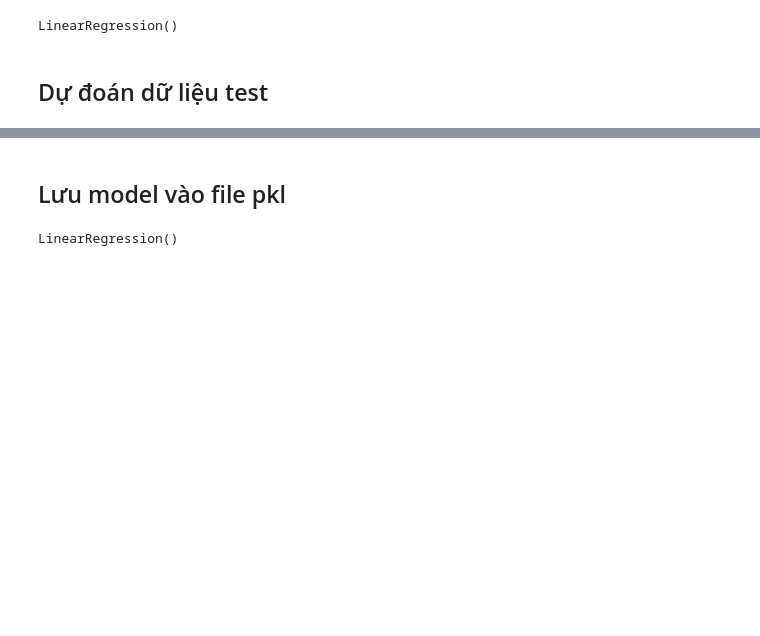
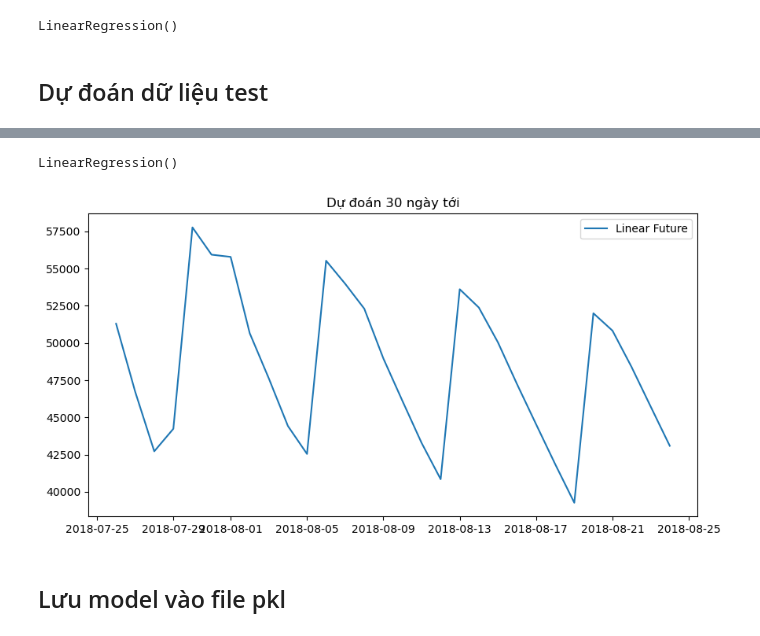
Before and after one commit to NAizdabezt/BI-Dashboard-Project, a Jupyter notebook: notebooks/03a_Model_LinearRegression.ipynb, the cells around one changed output, grey strips where cells are left out. Cells and saved outputs as stored; diff of their text form; code cells hidden in the pictures; blank space fills up the shorter version.

```diff
--- a/notebooks/03a_Model_LinearRegression.ipynb
+++ b/notebooks/03a_Model_LinearRegression.ipynb
@@ -102,2 +91,0 @@ df['hour'] = df['order_purchase_timestamp'].dt.hour
-# %%
-df = df.drop(columns=['order_purchase_timestamp'])
@@ -140,0 +94,8 @@ print(X_test.shape)
+# %%
+df['date'] = df['order_purchase_timestamp'].dt.date
+
+df_daily = df.groupby('date')['payment_value'].sum().reset_index()
+df_daily.columns = ['date','revenue']
+
+df_daily['date'] = pd.to_datetime(df_daily['date'])
+df_daily = df_daily.sort_values('date')
@@ -226,0 +169,8 @@ coefficients.sort_values(by='Coefficient', ascending=False)
+# %%
+X_full = df_daily.drop(columns=['revenue','date'])
+y_full = df_daily['revenue']
+
+lr_final = LinearRegression()
+lr_final.fit(X_full, y_full)
+# %% [output]
+LinearRegression()
@@ -227,3 +226,13 @@ coefficients.sort_values(by='Coefficient', ascending=False)
+# %%
+future_dates = df_future['date'].iloc[-future_days:]
+
+plt.figure(figsize=(10,5))
+plt.plot(future_dates, future_preds_lr, label='Linear Future')
+plt.legend()
+plt.title("Dự đoán 30 ngày tới")
+plt.show()
+# %% [output]
+[figure, added]
 # %% [markdown]
 ## Lưu model vào file pkl
 # %%
@@ -235,6 +243,0 @@ with open(r"D:\UNIVERSITY\ĐACN\BI-Dashboard-Project\models/linear_model.pkl", "
-# %%
-import pickle
-
-pickle.load(open(r"D:\UNIVERSITY\ĐACN\BI-Dashboard-Project\models/linear_model.pkl","rb"))
-# %% [output]
-LinearRegression()
```
Also changed, not shown: parts of 40 cells of this notebook, 6 other files.
